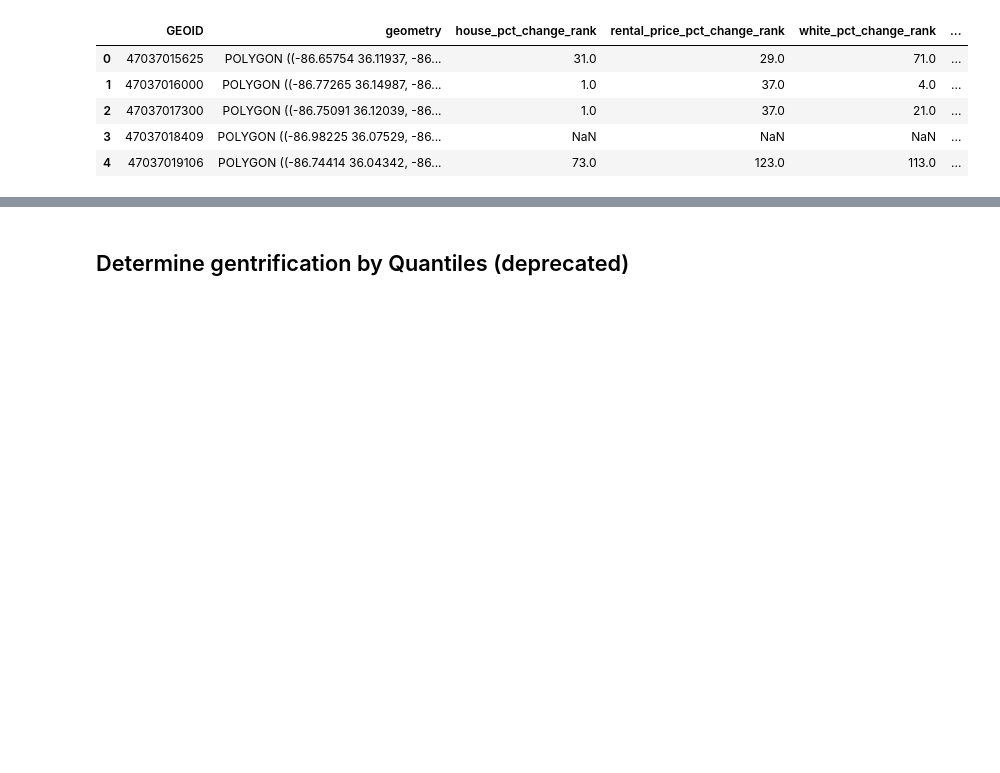
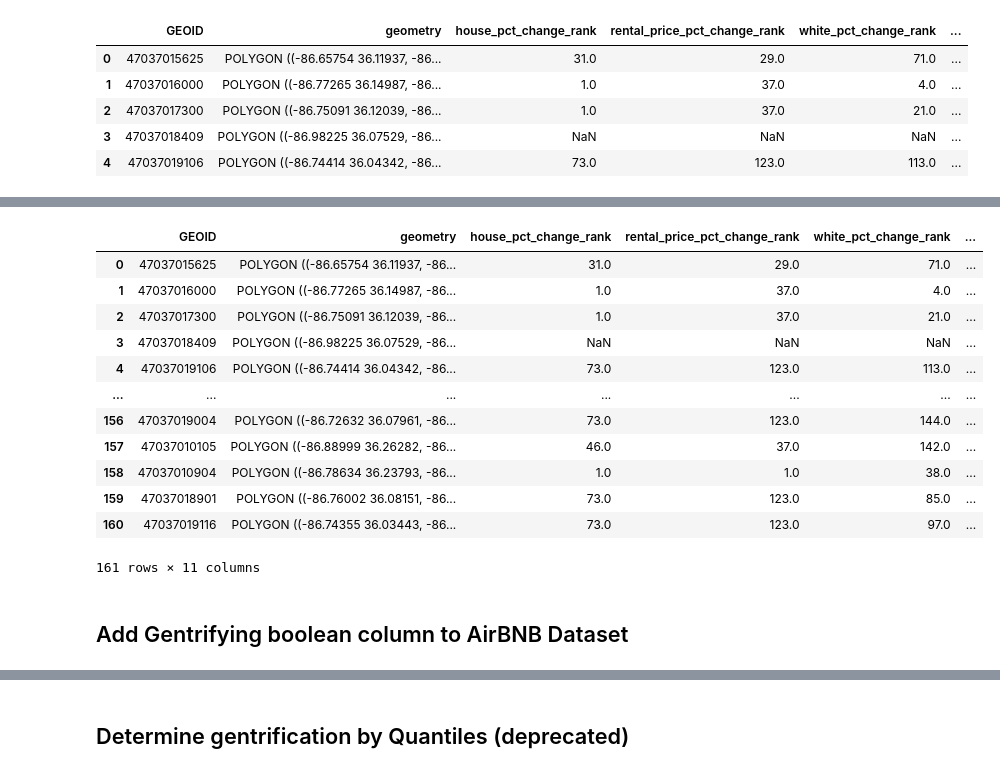
Before and after one commit to matttparker/airbnb-sentiments, a Jupyter notebook: notebooks/mp03_gentrification_identification.ipynb, the cells around one changed output, grey strips where cells are left out. Cells and saved outputs as stored; diff of their text form; code cells hidden in the pictures; blank space fills up the shorter version.

```diff
--- a/notebooks/mp03_gentrification_identification.ipynb
+++ b/notebooks/mp03_gentrification_identification.ipynb
@@ -540,2 +503,20 @@ tracts_rankings.plot(column = 'gentrifying',
+# %%
+tracts_rankings
+# %% [output]
+|  | GEOID | geometry | house_pct_change_rank | rental_price_pct_change_rank | white_pct_change_rank | ... |
+| 0 | 47037015625 | POLYGON ((-86.65754 36.11937, -86... | 31.0 | 29.0 | 71.0 | ... |
+| 1 | 47037016000 | POLYGON ((-86.77265 36.14987, -86... | 1.0 | 37.0 | 4.0 | ... |
+| 2 | 47037017300 | POLYGON ((-86.75091 36.12039, -86... | 1.0 | 37.0 | 21.0 | ... |
+| 3 | 47037018409 | POLYGON ((-86.98225 36.07529, -86... | NaN | NaN | NaN | ... |
+| 4 | 47037019106 | POLYGON ((-86.74414 36.04342, -86... | 73.0 | 123.0 | 113.0 | ... |
+| ... | ... | ... | ... | ... | ... | ... |
+| 156 | 47037019004 | POLYGON ((-86.72632 36.07961, -86... | 73.0 | 123.0 | 144.0 | ... |
+| 157 | 47037010105 | POLYGON ((-86.88999 36.26282, -86... | 46.0 | 37.0 | 142.0 | ... |
+| 158 | 47037010904 | POLYGON ((-86.78634 36.23793, -86... | 1.0 | 1.0 | 38.0 | ... |
+| 159 | 47037018901 | POLYGON ((-86.76002 36.08151, -86... | 73.0 | 123.0 | 85.0 | ... |
+| 160 | 47037019116 | POLYGON ((-86.74355 36.03443, -86... | 73.0 | 123.0 | 97.0 | ... |
+161 rows × 11 columns
 # %%
 #tracts_rankings.to_file('../data/tracts_rankings.shp', index=False)
+# %% [markdown]
+## Add Gentrifying boolean column to AirBNB Dataset
```
Also changed, not shown: parts of 21 cells of this notebook, 17 other files.
